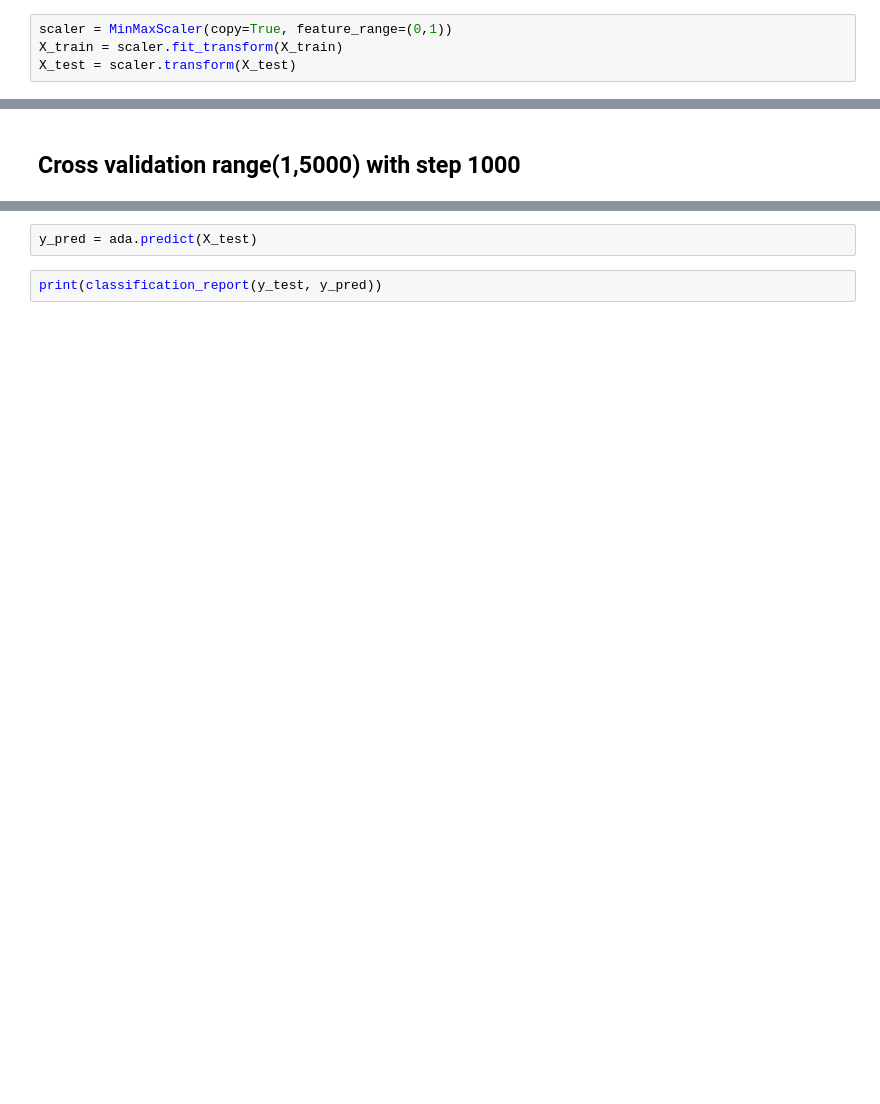
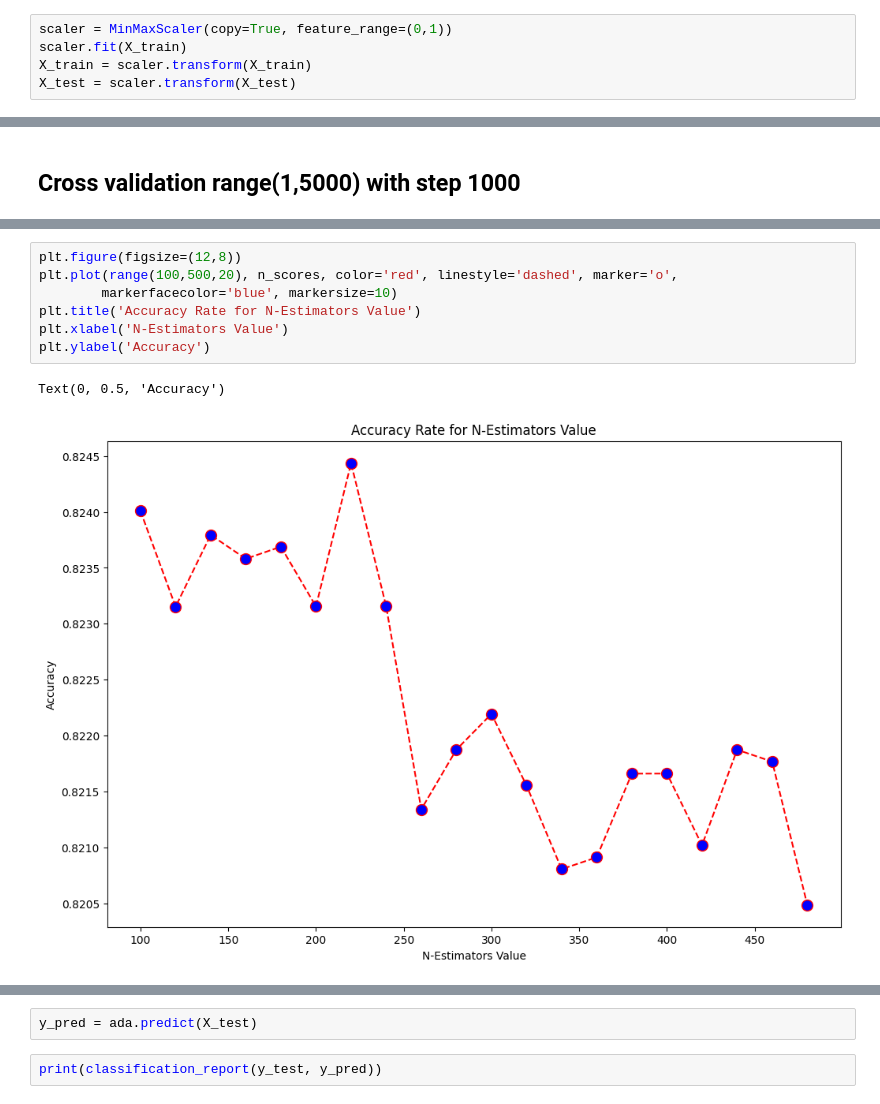
Before and after one commit to Ahmadsaidnouh/Term7-Artificial-Intelligence-Assignments, a Jupyter notebook: lab3/presentation/ada_boost.ipynb, the cells around one changed output, grey strips where cells are left out. Cells and saved outputs as stored; diff of their text form; blank space fills up the shorter version.

```diff
--- a/lab3/presentation/ada_boost.ipynb
+++ b/lab3/presentation/ada_boost.ipynb
@@ -35,5 +36,6 @@ y_test = testingSet.iloc[:, -1]  # Y_test contains the class only without the fe
 # print(len(y_test))
 # %%
 scaler = MinMaxScaler(copy=True, feature_range=(0,1))
-X_train = scaler.fit_transform(X_train)
+scaler.fit(X_train)
+X_train = scaler.transform(X_train)
 X_test = scaler.transform(X_test)
@@ -212,0 +107,10 @@ print(n_est, error[min_index])
+# %%
+plt.figure(figsize=(12,8))
+plt.plot(range(100,500,20), n_scores, color='red', linestyle='dashed', marker='o',
+        markerfacecolor='blue', markersize=10)
+plt.title('Accuracy Rate for N-Estimators Value')
+plt.xlabel('N-Estimators Value')
+plt.ylabel('Accuracy')
+# %% [output]
+Text(0, 0.5, 'Accuracy')
+[figure, added]
```
Also changed, not shown: parts of 26 cells of this notebook, 30 other files.
